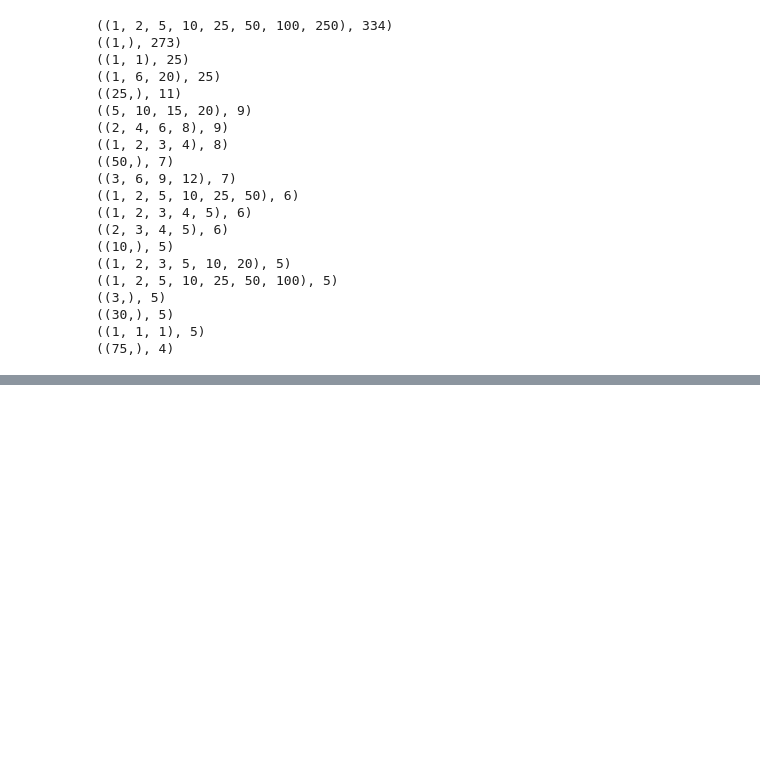
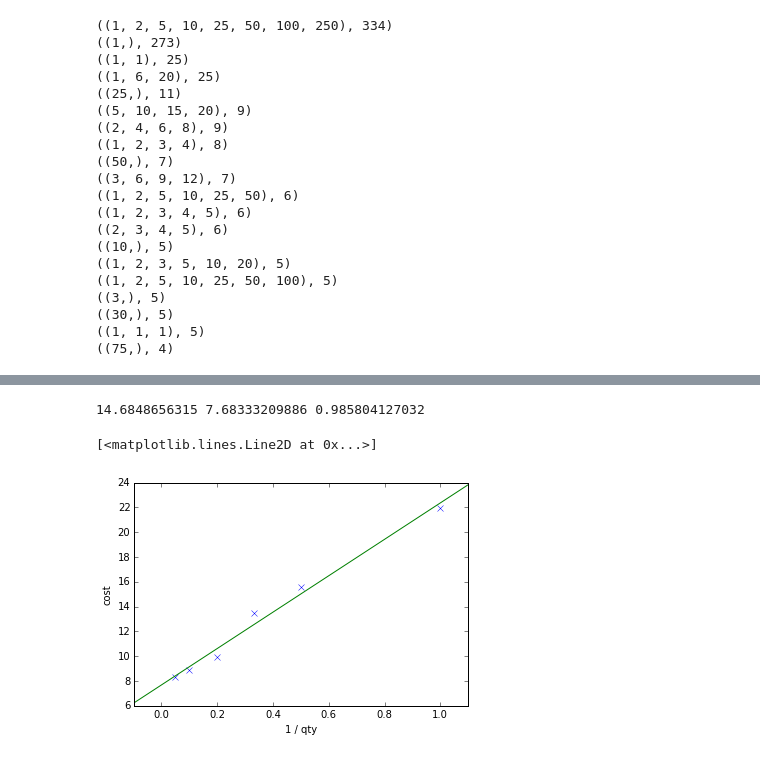
Before and after one commit to cberzan/kaggle-caterpillar, a Jupyter notebook: caterpillar-tube-pricing/bracket_pricing.ipynb, the cells around one changed output, grey strips where cells are left out. Cells and saved outputs as stored; diff of their text form; code cells hidden in the pictures; blank space fills up the shorter version.

```diff
--- a/caterpillar-tube-pricing/bracket_pricing.ipynb
+++ b/caterpillar-tube-pricing/bracket_pricing.ipynb
@@ -257,0 +238,6 @@ taids
+# %%
+df = X_train.copy()
+df['cost'] = y_train
+taid = 'TA-18156'
+df = df[X_train.tube_assembly_id == taid]
+df
@@ -257,0 +252,24 @@ taids
+# %%
+xs = 1.0 / df.quantity.values
+ys = df.cost
+
+from sklearn.linear_model import LinearRegression
+reg = LinearRegression(fit_intercept=True)
+Xs = xs.reshape(len(xs), 1)
+reg.fit(Xs, ys)
+fixed_cost = reg.coef_[0]
+variable_cost = reg.intercept_
+r2 = reg.score(Xs, ys)
+print fixed_cost, variable_cost, r2
+
+plt.plot(xs, ys, 'x')
+plt.xlabel('1 / qty')
+plt.ylabel('cost')
+plt.xlim(-0.1, 1.1)
+xx = np.linspace(-0.1, 1.1, 100)
+yy = fixed_cost * xx + variable_cost
+plt.plot(xx, yy)
+# %% [output]
+14.6848656315 7.68333209886 0.985804127032
+[<matplotlib.lines.Line2D at 0x...>]
+[figure, added]
```
Also changed, not shown: parts of 11 cells of this notebook, 3 other files.
